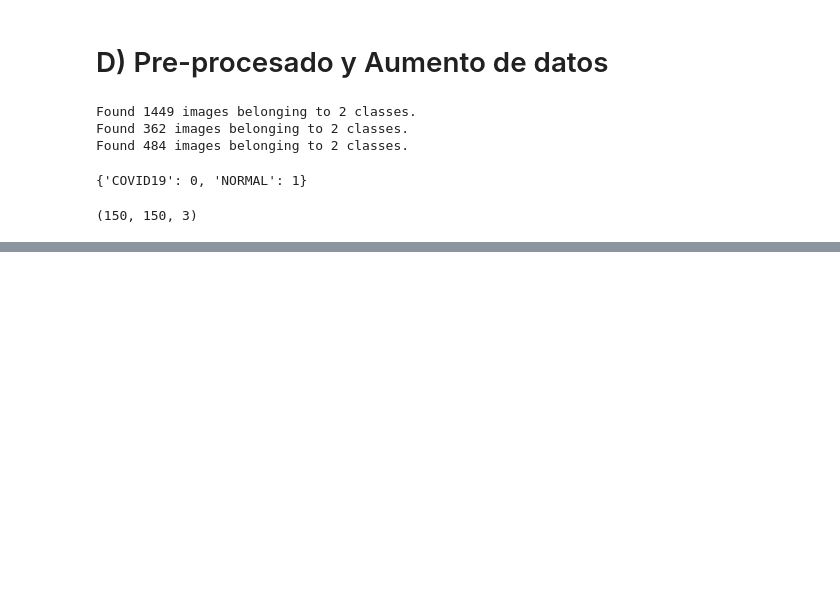
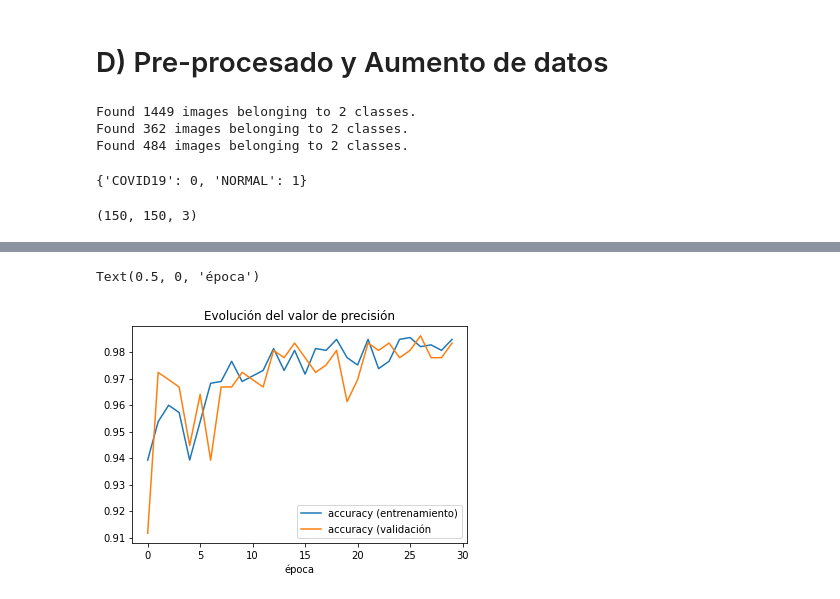
Before and after one commit to jpabloglez/Master_IA_Sanidad, a Jupyter notebook: 2_2_5_Proyecto_COVID_Tensorflow_Keras.ipynb, the cells around one changed output, grey strips where cells are left out. Cells and saved outputs as stored; diff of their text form; code cells hidden in the pictures; blank space fills up the shorter version.

```diff
--- a/2_2_5_Proyecto_COVID_Tensorflow_Keras.ipynb
+++ b/2_2_5_Proyecto_COVID_Tensorflow_Keras.ipynb
@@ -189,0 +272,10 @@ train_generator.image_shape
+# %%
+# Un vistazo a la evolución de la precisión
+plt.plot(history.history['accuracy'])
+plt.plot(history.history['val_accuracy'])
+plt.legend(['accuracy (entrenamiento)', 'accuracy (validación'])
+plt.title("Evolución del valor de precisión")
+plt.xlabel('época')
+# %% [output]
+Text(0.5, 0, 'época')
+[figure, added]
```
Also changed, not shown: parts of 23 cells of this notebook.
